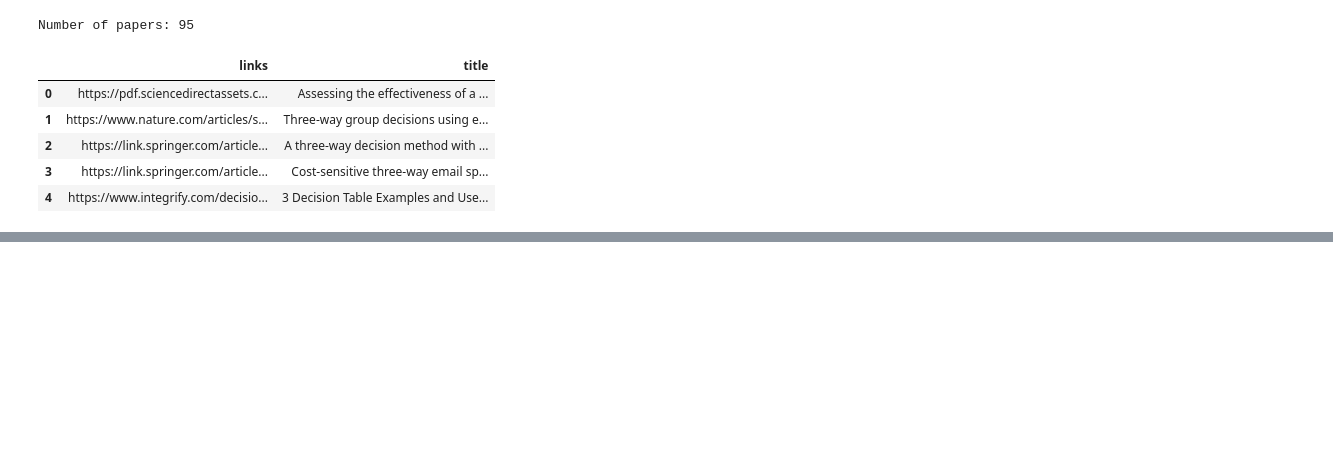
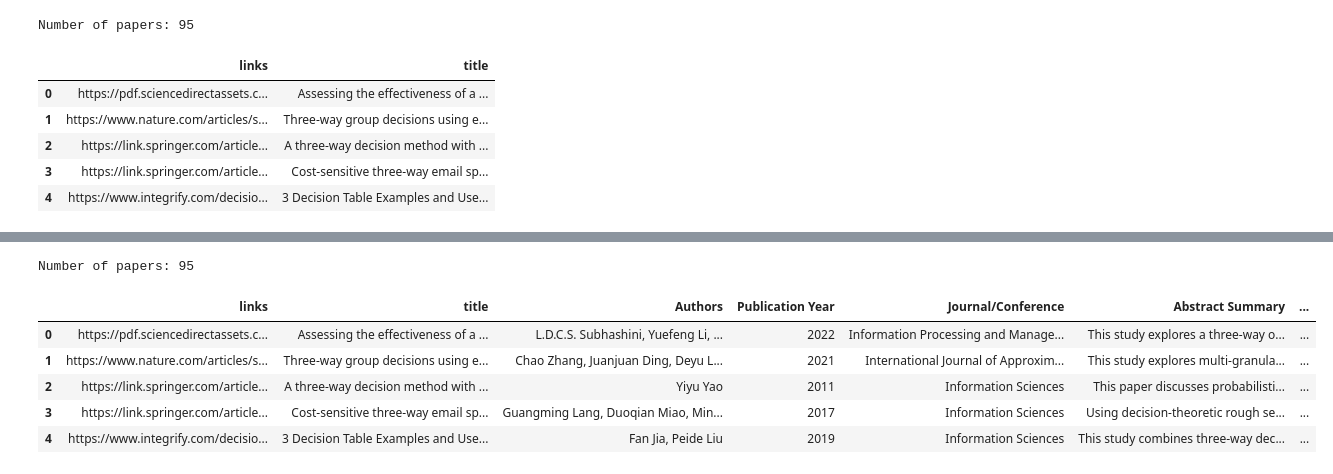
Before and after one commit to kapeesh-kaul/three-way-disaster-app, a Jupyter notebook: server/experiments.ipynb, the cells around one changed output, grey strips where cells are left out. Saved outputs shown, nothing was run; the diff lists cells and outputs as text; code cells hidden in the pictures; blank space fills up the shorter version.

```diff
--- a/server/experiments.ipynb
+++ b/server/experiments.ipynb
@@ -42,0 +48,12 @@ In the next steps, we will go through the papers to extract key points from the
+# %%
+papers = pd.read_csv('data/Research_Papers_Table_with_All_Additional_Entries.csv')
+print(f'Number of papers: {len(papers)}', '\n')
+papers.head()
+# %% [output]
+Number of papers: 95
+|  | links | title | Authors | Publication Year | Journal/Conference | Abstract Summary | ... |
+| 0 | https://pdf.sciencedirectassets.c... | Assessing the effectiveness of a ... | L.D.C.S. Subhashini, Yuefeng Li, ... | 2022 | Information Processing and Manage... | This study explores a three-way o... | ... |
+| 1 | https://www.nature.com/articles/s... | Three-way group decisions using e... | Chao Zhang, Juanjuan Ding, Deyu L... | 2021 | International Journal of Approxim... | This study explores multi-granula... | ... |
+| 2 | https://link.springer.com/article... | A three-way decision method with ... | Yiyu Yao | 2011 | Information Sciences | This paper discusses probabilisti... | ... |
+| 3 | https://link.springer.com/article... | Cost-sensitive three-way email sp... | Guangming Lang, Duoqian Miao, Min... | 2017 | Information Sciences | Using decision-theoretic rough se... | ... |
+| 4 | https://www.integrify.com/decisio... | 3 Decision Table Examples and Use... | Fan Jia, Peide Liu | 2019 | Information Sciences | This study combines three-way dec... | ... |
```
Also changed, not shown: parts of 9 cells of this notebook, 2 other files.
